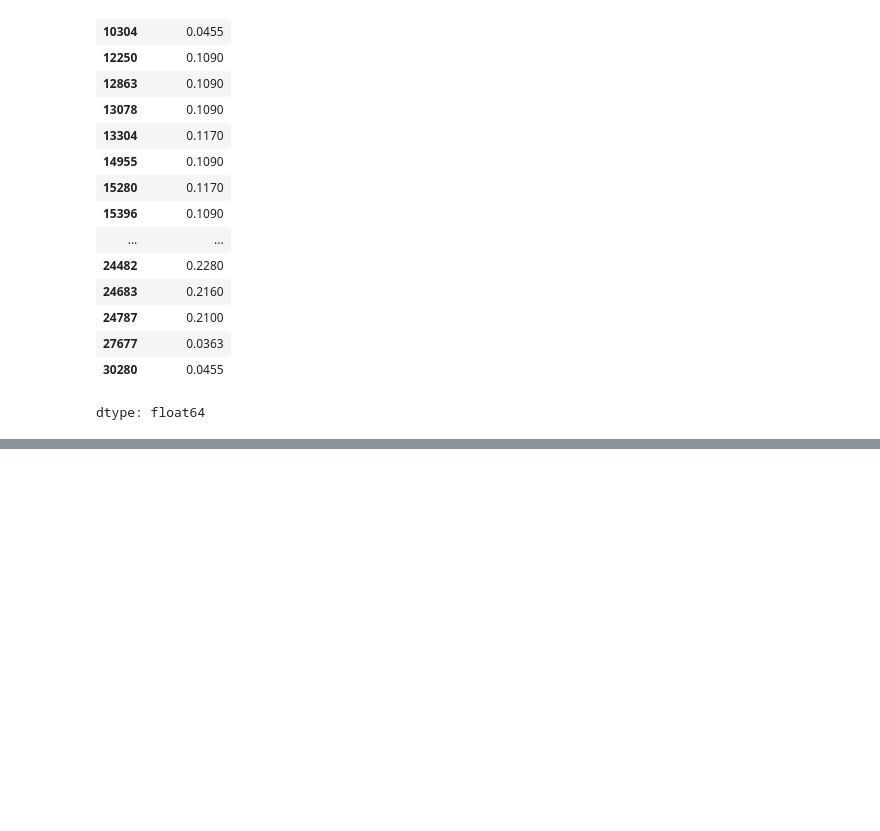
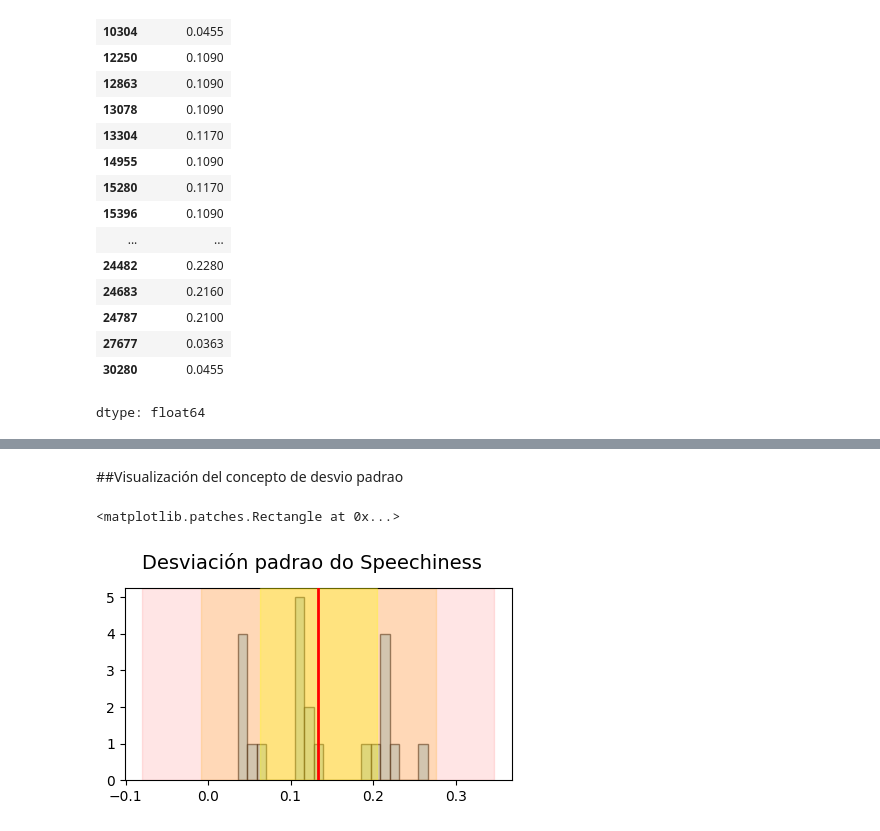
Before and after one commit to Magvride/Spotify-Recommendations, a Jupyter notebook: Ciência_de_Dados_G1.ipynb, the cells around one changed output, grey strips where cells are left out. Saved outputs shown, nothing was run; the diff lists cells and outputs as text; code cells hidden in the pictures; blank space fills up the shorter version.

```diff
--- a/Ciência_de_Dados_G1.ipynb
+++ b/Ciência_de_Dados_G1.ipynb
@@ -249,0 +266,3 @@ dtype: float64
+# %%
+Posion_dataFrame = df[df["track_name"] == "Poison"][["track_name","track_artist","speechiness"]]
+print(Posion_dataFrame)
@@ -249,0 +299,19 @@ dtype: float64
+# %% [markdown]
+##Visualización del concepto de desvio padrao
+# %%
+fig, ax= plt.subplots(1,1,figsize=(5,2.5))
+fig.suptitle("Desviación padrao do Speechiness", fontsize=14, y=1.02)
+feature= 'speechiness'
+mean = Posion_dataFrame[feature].mean()
+std = Posion_dataFrame[feature].std()
+cv = (std/mean) * 100
+count, bins, patches = ax.hist(Posion_dataFrame[feature], bins=20, alpha=0.5, color='skyblue', edgecolor='black')
+# Linha da média
+ax.axvline(mean, color='red', linewidth=2, label='Média', zorder=5)
+# Faixas de desvio padrão
+ax.axvspan(mean-std, mean+std, alpha=0.3, color='yellow', label='±1σ (68%)', zorder=3)
+ax.axvspan(mean-2*std, mean+2*std, alpha=0.2, color='orange', label='±2σ (95%)', zorder=2)
+ax.axvspan(mean-3*std, mean+3*std, alpha=0.1, color='red', label='±3σ (99.7%)', zorder=1)
+# %% [output]
+<matplotlib.patches.Rectangle at 0x...>
+[figure, added]
```
Also changed, not shown: parts of 7 cells of this notebook.
